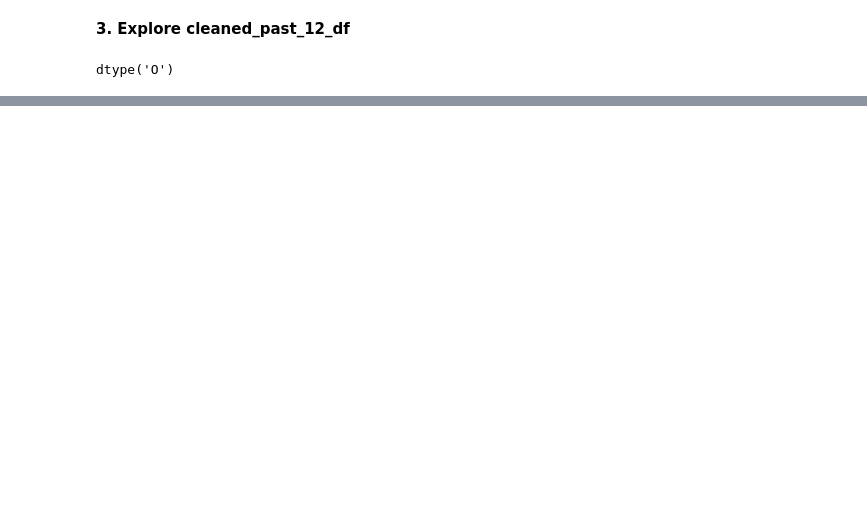
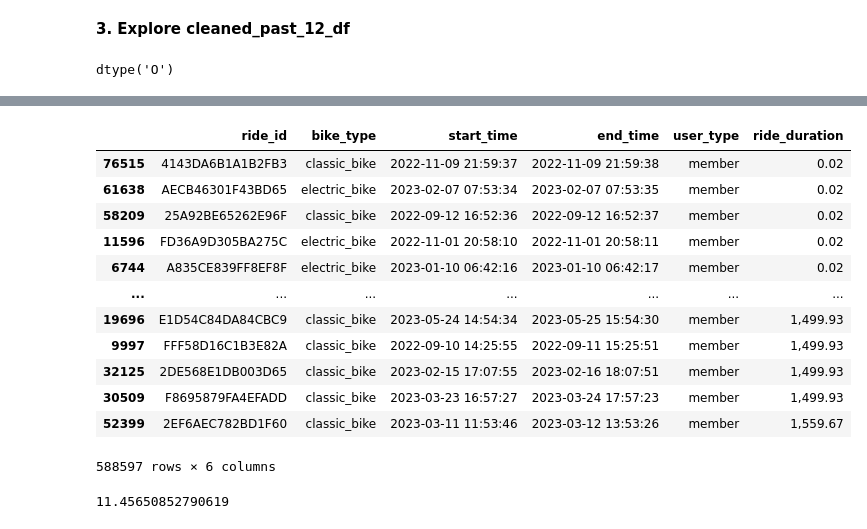
Before and after one commit to rinagobo/colab_notebooks, a Jupyter notebook: Case1.ipynb, the cells around one changed output, grey strips where cells are left out. Saved outputs shown, nothing was run; the diff lists cells and outputs as text; code cells hidden in the pictures; blank space fills up the shorter version.

```diff
--- a/Case1.ipynb
+++ b/Case1.ipynb
@@ -357,0 +330,22 @@ Name: ride_length, Length: 662685, dtype: timedelta64[ns]>
+# %%
+member_only_df = cleaned_past_12_df[(cleaned_past_12_df['user_type'] == 'member')]
+member_only_df # shape (588597,6)
+# %% [output]
+|  | ride_id | bike_type | start_time | end_time | user_type | ride_duration |
+| 76515 | 4143DA6B1A1B2FB3 | classic_bike | 2022-11-09 21:59:37 | 2022-11-09 21:59:38 | member | 0.02 |
+| 61638 | AECB46301F43BD65 | electric_bike | 2023-02-07 07:53:34 | 2023-02-07 07:53:35 | member | 0.02 |
+| 58209 | 25A92BE65262E96F | classic_bike | 2022-09-12 16:52:36 | 2022-09-12 16:52:37 | member | 0.02 |
+| 11596 | FD36A9D305BA275C | electric_bike | 2022-11-01 20:58:10 | 2022-11-01 20:58:11 | member | 0.02 |
+| 6744 | A835CE839FF8EF8F | electric_bike | 2023-01-10 06:42:16 | 2023-01-10 06:42:17 | member | 0.02 |
+| ... | ... | ... | ... | ... | ... | ... |
+| 19696 | E1D54C84DA84CBC9 | classic_bike | 2023-05-24 14:54:34 | 2023-05-25 15:54:30 | member | 1,499.93 |
+| 9997 | FFF58D16C1B3E82A | classic_bike | 2022-09-10 14:25:55 | 2022-09-11 15:25:51 | member | 1,499.93 |
+| 32125 | 2DE568E1DB003D65 | classic_bike | 2023-02-15 17:07:55 | 2023-02-16 18:07:51 | member | 1,499.93 |
+| 30509 | F8695879FA4EFADD | classic_bike | 2023-03-23 16:57:27 | 2023-03-24 17:57:23 | member | 1,499.93 |
+| 52399 | 2EF6AEC782BD1F60 | classic_bike | 2023-03-11 11:53:46 | 2023-03-12 13:53:26 | member | 1,559.67 |
+588597 rows × 6 columns
+# %%
+avg_duration_m = member_only_df.ride_duration.sum()/588597
+print(avg_duration_m) # 11.4565...
+# %% [output]
+11.45650852790619
```
Also changed, not shown: parts of 26 cells of this notebook.
